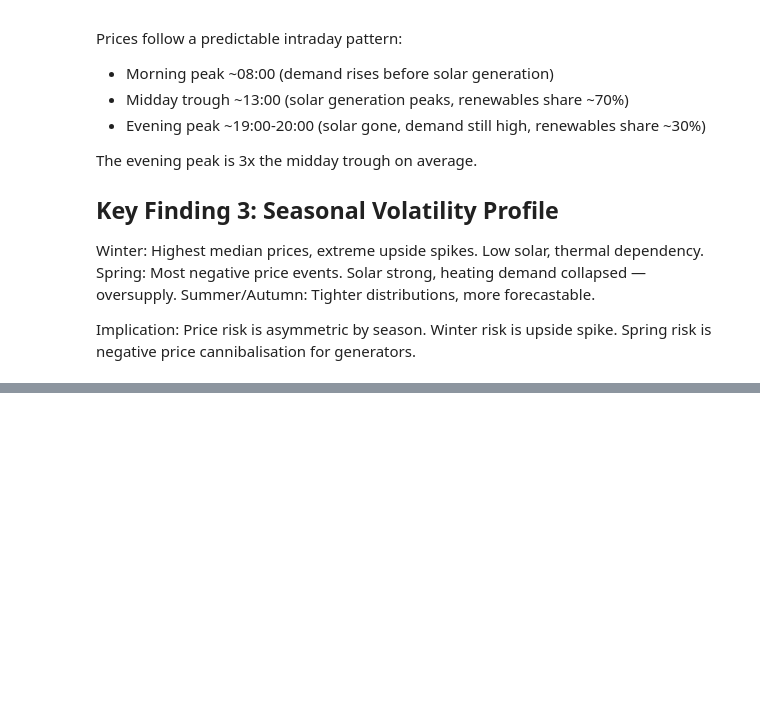
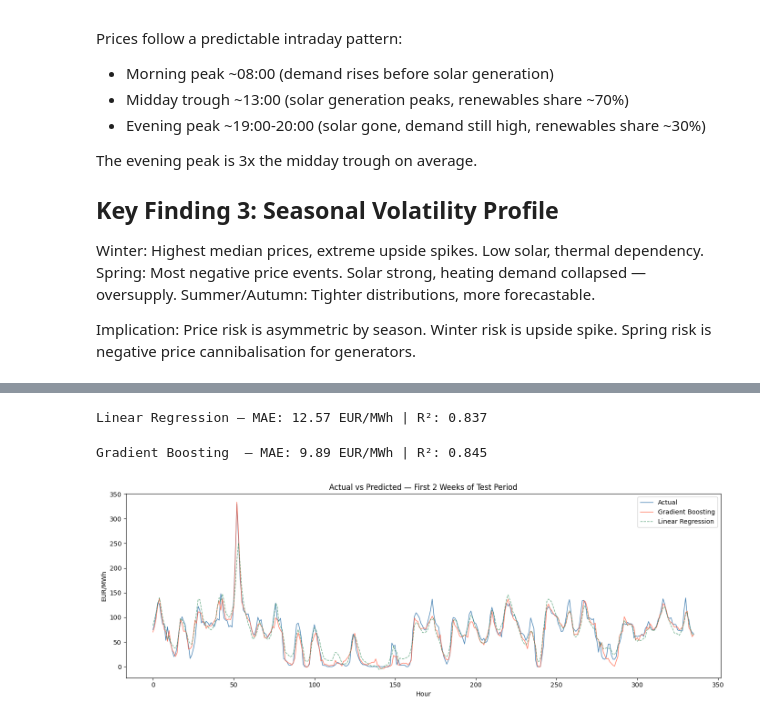
Before and after one commit to mhshehata/energy-price-forecast, a Jupyter notebook: notebooks/01_data_exploration.ipynb, the cells around one changed output, grey strips where cells are left out. Saved outputs shown, nothing was run; the diff lists cells and outputs as text; code cells hidden in the pictures; blank space fills up the shorter version.

Commit message:
Phase 2 complete: gradient boosting forecast model — MAE 9.89 EUR/MWh, R² 0.845

```diff
--- a/notebooks/01_data_exploration.ipynb
+++ b/notebooks/01_data_exploration.ipynb
@@ -233,0 +286,40 @@ Spring risk is negative price cannibalisation for generators.
+# %%
+# --- Baseline: Linear Regression ---
+lr = LinearRegression()
+lr.fit(X_train, y_train)
+y_pred_lr = lr.predict(X_test)
+
+mae_lr = mean_absolute_error(y_test, y_pred_lr)
+r2_lr = r2_score(y_test, y_pred_lr)
+print(f"Linear Regression — MAE: {mae_lr:.2f} EUR/MWh | R²: {r2_lr:.3f}")
+# %% [output]
+Linear Regression — MAE: 12.57 EUR/MWh | R²: 0.837
+# %%
+# --- Gradient Boosting ---
+gb = GradientBoostingRegressor(n_estimators=300, max_depth=5,
+                                learning_rate=0.05, random_state=42)
+gb.fit(X_train, y_train)
+y_pred_gb = gb.predict(X_test)
+
+mae_gb = mean_absolute_error(y_test, y_pred_gb)
+r2_gb = r2_score(y_test, y_pred_gb)
+print(f"Gradient Boosting  — MAE: {mae_gb:.2f} EUR/MWh | R²: {r2_gb:.3f}")
+# %% [output]
+Gradient Boosting  — MAE: 9.89 EUR/MWh | R²: 0.845
+# %%
+# --- Visual: Actual vs Predicted (first 2 weeks of test period) ---
+fig, ax = plt.subplots(figsize=(14, 5))
+plot_range = slice(0, 336)  # 2 weeks = 336 hours
+
+ax.plot(y_test.iloc[plot_range].values, label='Actual', color='steelblue', linewidth=1)
+ax.plot(y_pred_gb[plot_range], label='Gradient Boosting', color='tomato', linewidth=1, alpha=0.85)
+ax.plot(y_pred_lr[plot_range], label='Linear Regression', color='seagreen', linewidth=1, alpha=0.7, linestyle='--')
+
+ax.set_title('Actual vs Predicted — First 2 Weeks of Test Period')
+ax.set_xlabel('Hour')
+ax.set_ylabel('EUR/MWh')
+ax.legend()
+plt.tight_layout()
+plt.show()
+# %% [output]
+[figure, added]
```
Also changed, not shown: parts of 2 cells of this notebook.
